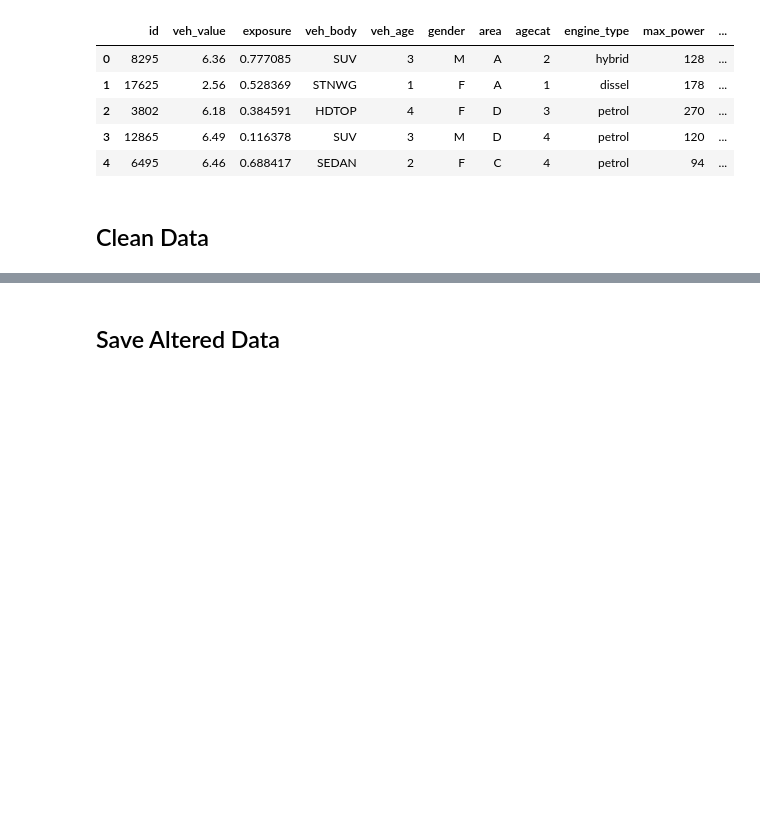
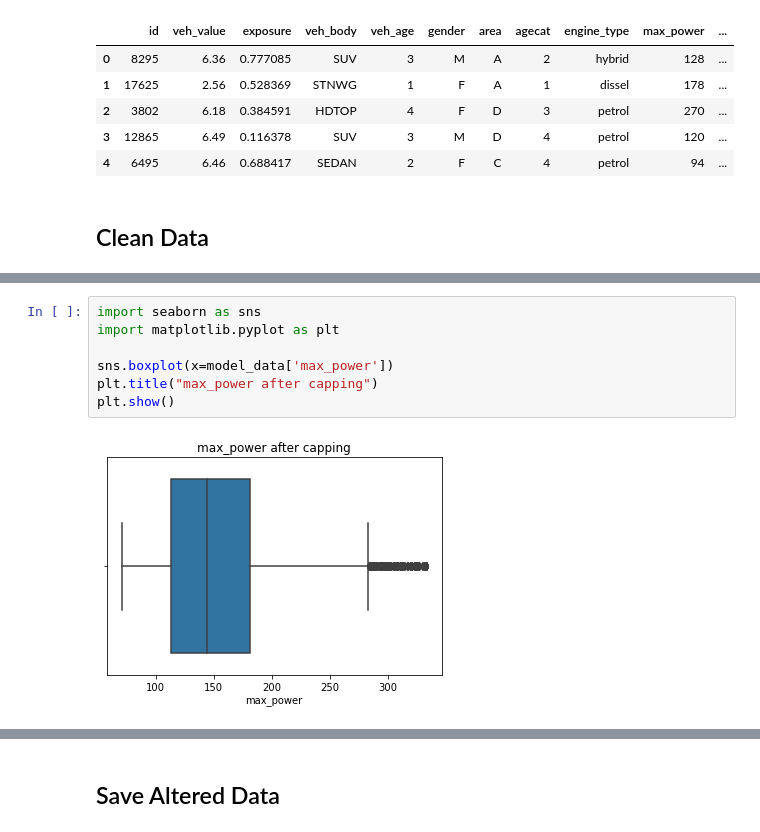
Before and after one commit to adervesh03/Hawkeye-Datathon-2025, a Jupyter notebook: backend/data_collection.ipynb, the cells around one changed output, grey strips where cells are left out. Cells and saved outputs as stored; diff of their text form; blank space fills up the shorter version.

```diff
--- a/backend/data_collection.ipynb
+++ b/backend/data_collection.ipynb
@@ -64,0 +123,9 @@ inference_data.head(5)
+# %%
+import seaborn as sns
+import matplotlib.pyplot as plt
+
+sns.boxplot(x=model_data['max_power'])
+plt.title("max_power after capping")
+plt.show()
+# %% [output]
+[figure, added]
```
Also changed, not shown: parts of 16 cells of this notebook.
